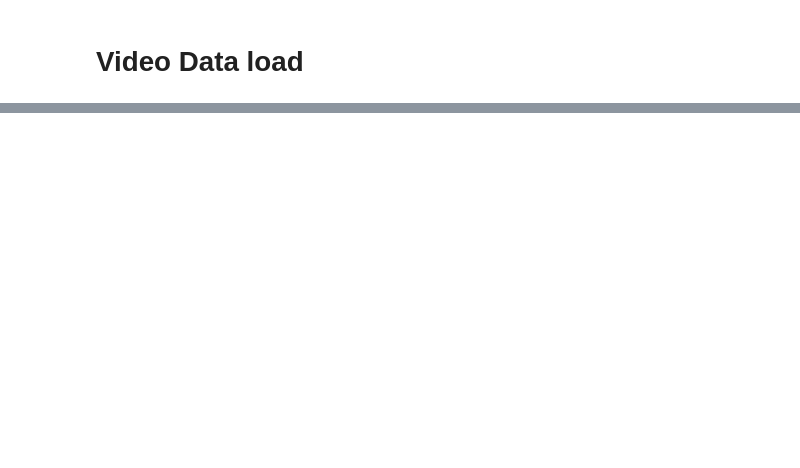
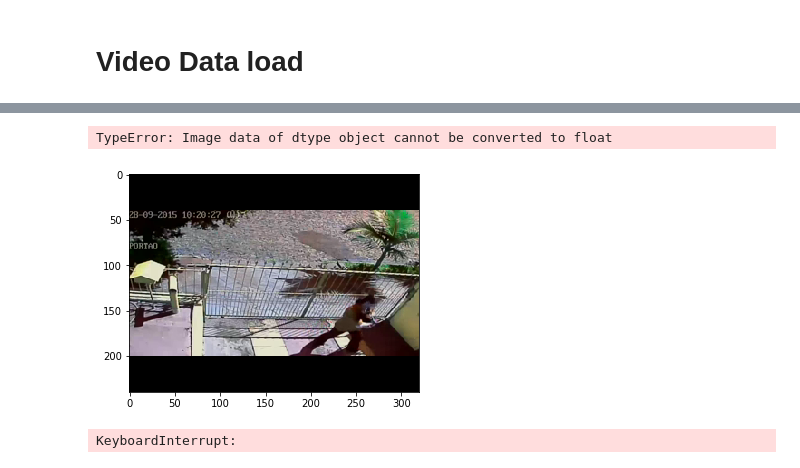
Before and after one commit to jinmang2/anomaly_detection_on_video, a Jupyter notebook: RealWorldSuveillance/Notebook/video_data_read.ipynb, the cells around one changed output, grey strips where cells are left out. Saved outputs shown, nothing was run; the diff lists cells and outputs as text; code cells hidden in the pictures; blank space fills up the shorter version.

```diff
--- a/RealWorldSuveillance/Notebook/video_data_read.ipynb
+++ b/RealWorldSuveillance/Notebook/video_data_read.ipynb
@@ -23,0 +86,8 @@ def listdir_nohidden(AllVideos_Path): # To ignore hidden files
+# %%
+img1 = []
+for i in range(1412 // 32 + 1):
+    img1.append(
+        np.concatenate(
+            [frame.reshape(240, 320, 3, 1) for frame in frames][i*32:(i+1)*32],
+            axis=3)
+    )
@@ -23,0 +115,8 @@ def listdir_nohidden(AllVideos_Path): # To ignore hidden files
+# %%
+for i in range(10):
+    ret, frame = capture.read()
+    if i % 1000 == 0:
+        plt.imshow(frame)
+# %% [output]
+TypeError: Image data of dtype object cannot be converted to float
+[figure, added]
@@ -23,0 +125,14 @@ def listdir_nohidden(AllVideos_Path): # To ignore hidden files
+# %%
+while True:
+    if(capture.get(cv2.CAP_PROP_POS_FRAMES) == capture.get(cv2.CAP_PROP_FRAME_COUNT)):
+        capture.open(test_abnormal_file_paths[0])
+
+    ret, frame = capture.read()
+    cv2.imshow("VideoFrame", frame)
+
+    if cv2.waitKey(33) > 0: break
+
+capture.release()
+cv2.destroyAllWindows()
+# %% [output]
+KeyboardInterrupt:
```
Also changed, not shown: parts of 24 cells of this notebook.
